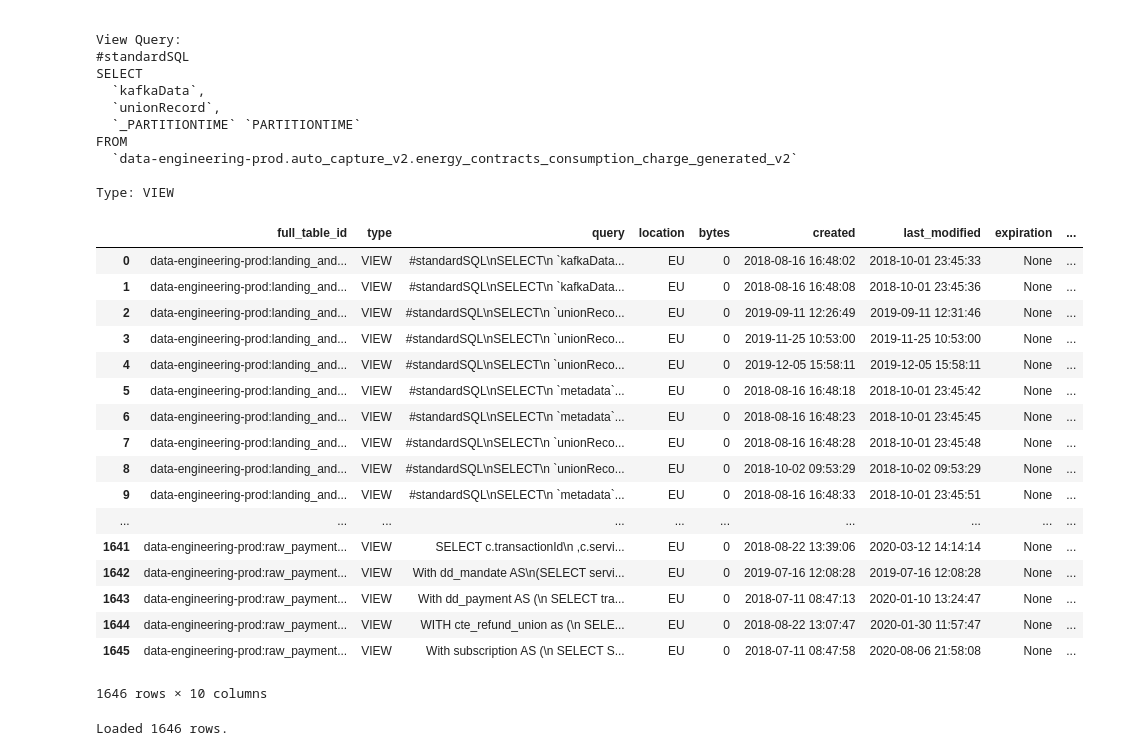
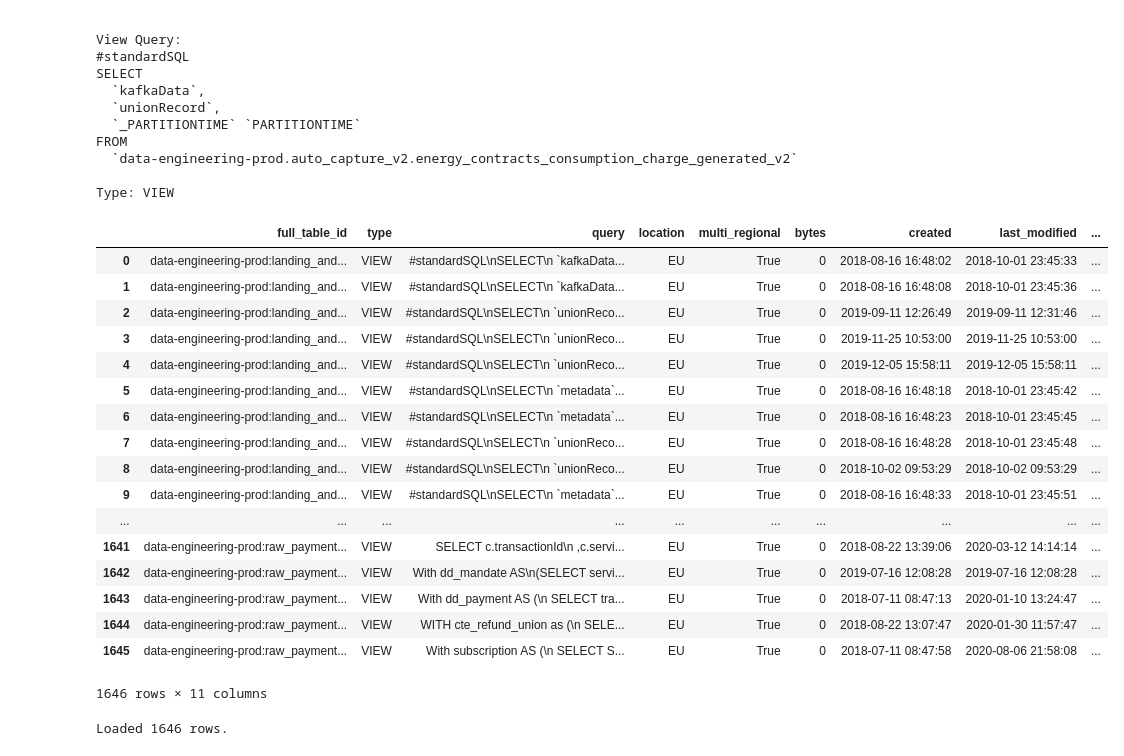
Before and after one commit to henryrowett/orion-bq-analysis, a Jupyter notebook: orion_data_analysis.ipynb, the cells around one changed output. Drawn from its saved outputs; the diff is of its cells as text; code cells hidden in the pictures.

Commit message:
adding multi region check

```diff
--- a/orion_data_analysis.ipynb
+++ b/orion_data_analysis.ipynb
@@ -77,49 +77,57 @@ Type: VIEW
 # %%
 # collect relevant data
 data = []
+
+# https://cloud.google.com/bigquery/docs/locations
+# indicates "EU" & "US" are multi-regional locations
+multi_regional = ["EU", "US"]
+
 for view in views:
-    d = [view.full_table_id,
-         view.table_type,
-         view.view_query,
-         view.location,
-         view.num_bytes,
-         view.created.strftime('%Y-%m-%d %H:%M:%S'),
-         view.modified.strftime('%Y-%m-%d %H:%M:%S'),
-         view.expires.strftime('%Y-%m-%d %H:%M:%S') if view.expires != None else None,
-         view.partitioning_type,
-         view.partition_expiration.strftime('%Y-%m-%d %H:%M:%S') if view.partition_expiration != None else None,]
-    data.append(d)
+  multi = True if view.location in multi_regional else False
+
+  d = [view.full_table_id,
+      view.table_type,
+      view.view_query,
+      view.location,
+      multi,
+      view.num_bytes,
+      view.created.strftime('%Y-%m-%d %H:%M:%S'),
+      view.modified.strftime('%Y-%m-%d %H:%M:%S'),
+      view.expires.strftime('%Y-%m-%d %H:%M:%S') if view.expires != None else None,
+      view.partitioning_type,
+      view.partition_expiration.strftime('%Y-%m-%d %H:%M:%S') if view.partition_expiration != None else None,]
+  data.append(d)
 # %%
 # write data to newline delimited json file
 json_file = "data_engineering_prod_bq_analysis.json"
-columns = ["full_table_id","type","query","location","bytes","created", "last_modified","expiration","partitioning_type","partition_expiration"]
+columns = ["full_table_id","type","query","location","multi_regional","bytes","created", "last_modified","expiration","partitioning_type","partition_expiration"]
 df = pd.DataFrame(data, columns=columns)
 # bq requires newline delimited json so append line break
 file = open(json_file, "w")
 for row in df.iterrows():
   row[1].to_json(file)
   file.write("\n")
 file.close()
 df
 # %% [output]
-|  | full_table_id | type | query | location | bytes | created | last_modified | expiration | ... |
-| 0 | data-engineering-prod:landing_and... | VIEW | #standardSQL\nSELECT\n `kafkaData... | EU | 0 | 2018-08-16 16:48:02 | 2018-10-01 23:45:33 | None | ... |
-| 1 | data-engineering-prod:landing_and... | VIEW | #standardSQL\nSELECT\n `kafkaData... | EU | 0 | 2018-08-16 16:48:08 | 2018-10-01 23:45:36 | None | ... |
-| 2 | data-engineering-prod:landing_and... | VIEW | #standardSQL\nSELECT\n `unionReco... | EU | 0 | 2019-09-11 12:26:49 | 2019-09-11 12:31:46 | None | ... |
-| 3 | data-engineering-prod:landing_and... | VIEW | #standardSQL\nSELECT\n `unionReco... | EU | 0 | 2019-11-25 10:53:00 | 2019-11-25 10:53:00 | None | ... |
-| 4 | data-engineering-prod:landing_and... | VIEW | #standardSQL\nSELECT\n `unionReco... | EU | 0 | 2019-12-05 15:58:11 | 2019-12-05 15:58:11 | None | ... |
-| 5 | data-engineering-prod:landing_and... | VIEW | #standardSQL\nSELECT\n `metadata`... | EU | 0 | 2018-08-16 16:48:18 | 2018-10-01 23:45:42 | None | ... |
-| 6 | data-engineering-prod:landing_and... | VIEW | #standardSQL\nSELECT\n `metadata`... | EU | 0 | 2018-08-16 16:48:23 | 2018-10-01 23:45:45 | None | ... |
-| 7 | data-engineering-prod:landing_and... | VIEW | #standardSQL\nSELECT\n `unionReco... | EU | 0 | 2018-08-16 16:48:28 | 2018-10-01 23:45:48 | None | ... |
-| 8 | data-engineering-prod:landing_and... | VIEW | #standardSQL\nSELECT\n `unionReco... | EU | 0 | 2018-10-02 09:53:29 | 2018-10-02 09:53:29 | None | ... |
-| 9 | data-engineering-prod:landing_and... | VIEW | #standardSQL\nSELECT\n `metadata`... | EU | 0 | 2018-08-16 16:48:33 | 2018-10-01 23:45:51 | None | ... |
+|  | full_table_id | type | query | location | multi_regional | bytes | created | last_modified | ... |
+| 0 | data-engineering-prod:landing_and... | VIEW | #standardSQL\nSELECT\n `kafkaData... | EU | True | 0 | 2018-08-16 16:48:02 | 2018-10-01 23:45:33 | ... |
+| 1 | data-engineering-prod:landing_and... | VIEW | #standardSQL\nSELECT\n `kafkaData... | EU | True | 0 | 2018-08-16 16:48:08 | 2018-10-01 23:45:36 | ... |
+| 2 | data-engineering-prod:landing_and... | VIEW | #standardSQL\nSELECT\n `unionReco... | EU | True | 0 | 2019-09-11 12:26:49 | 2019-09-11 12:31:46 | ... |
+| 3 | data-engineering-prod:landing_and... | VIEW | #standardSQL\nSELECT\n `unionReco... | EU | True | 0 | 2019-11-25 10:53:00 | 2019-11-25 10:53:00 | ... |
+| 4 | data-engineering-prod:landing_and... | VIEW | #standardSQL\nSELECT\n `unionReco... | EU | True | 0 | 2019-12-05 15:58:11 | 2019-12-05 15:58:11 | ... |
+| 5 | data-engineering-prod:landing_and... | VIEW | #standardSQL\nSELECT\n `metadata`... | EU | True | 0 | 2018-08-16 16:48:18 | 2018-10-01 23:45:42 | ... |
+| 6 | data-engineering-prod:landing_and... | VIEW | #standardSQL\nSELECT\n `metadata`... | EU | True | 0 | 2018-08-16 16:48:23 | 2018-10-01 23:45:45 | ... |
+| 7 | data-engineering-prod:landing_and... | VIEW | #standardSQL\nSELECT\n `unionReco... | EU | True | 0 | 2018-08-16 16:48:28 | 2018-10-01 23:45:48 | ... |
+| 8 | data-engineering-prod:landing_and... | VIEW | #standardSQL\nSELECT\n `unionReco... | EU | True | 0 | 2018-10-02 09:53:29 | 2018-10-02 09:53:29 | ... |
+| 9 | data-engineering-prod:landing_and... | VIEW | #standardSQL\nSELECT\n `metadata`... | EU | True | 0 | 2018-08-16 16:48:33 | 2018-10-01 23:45:51 | ... |
 | ... | ... | ... | ... | ... | ... | ... | ... | ... | ... |
-| 1641 | data-engineering-prod:raw_payment... | VIEW | SELECT c.transactionId\n ,c.servi... | EU | 0 | 2018-08-22 13:39:06 | 2020-03-12 14:14:14 | None | ... |
-| 1642 | data-engineering-prod:raw_payment... | VIEW | With dd_mandate AS\n(SELECT servi... | EU | 0 | 2019-07-16 12:08:28 | 2019-07-16 12:08:28 | None | ... |
-| 1643 | data-engineering-prod:raw_payment... | VIEW | With dd_payment AS (\n SELECT tra... | EU | 0 | 2018-07-11 08:47:13 | 2020-01-10 13:24:47 | None | ... |
-| 1644 | data-engineering-prod:raw_payment... | VIEW | WITH cte_refund_union as (\n SELE... | EU | 0 | 2018-08-22 13:07:47 | 2020-01-30 11:57:47 | None | ... |
-| 1645 | data-engineering-prod:raw_payment... | VIEW | With subscription AS (\n SELECT S... | EU | 0 | 2018-07-11 08:47:58 | 2020-08-06 21:58:08 | None | ... |
+| 1641 | data-engineering-prod:raw_payment... | VIEW | SELECT c.transactionId\n ,c.servi... | EU | True | 0 | 2018-08-22 13:39:06 | 2020-03-12 14:14:14 | ... |
+| 1642 | data-engineering-prod:raw_payment... | VIEW | With dd_mandate AS\n(SELECT servi... | EU | True | 0 | 2019-07-16 12:08:28 | 2019-07-16 12:08:28 | ... |
+| 1643 | data-engineering-prod:raw_payment... | VIEW | With dd_payment AS (\n SELECT tra... | EU | True | 0 | 2018-07-11 08:47:13 | 2020-01-10 13:24:47 | ... |
+| 1644 | data-engineering-prod:raw_payment... | VIEW | WITH cte_refund_union as (\n SELE... | EU | True | 0 | 2018-08-22 13:07:47 | 2020-01-30 11:57:47 | ... |
+| 1645 | data-engineering-prod:raw_payment... | VIEW | With subscription AS (\n SELECT S... | EU | True | 0 | 2018-07-11 08:47:58 | 2020-08-06 21:58:08 | ... |
-1646 rows × 10 columns
+1646 rows × 11 columns
 # %%
 from google.cloud import storage
 
```
